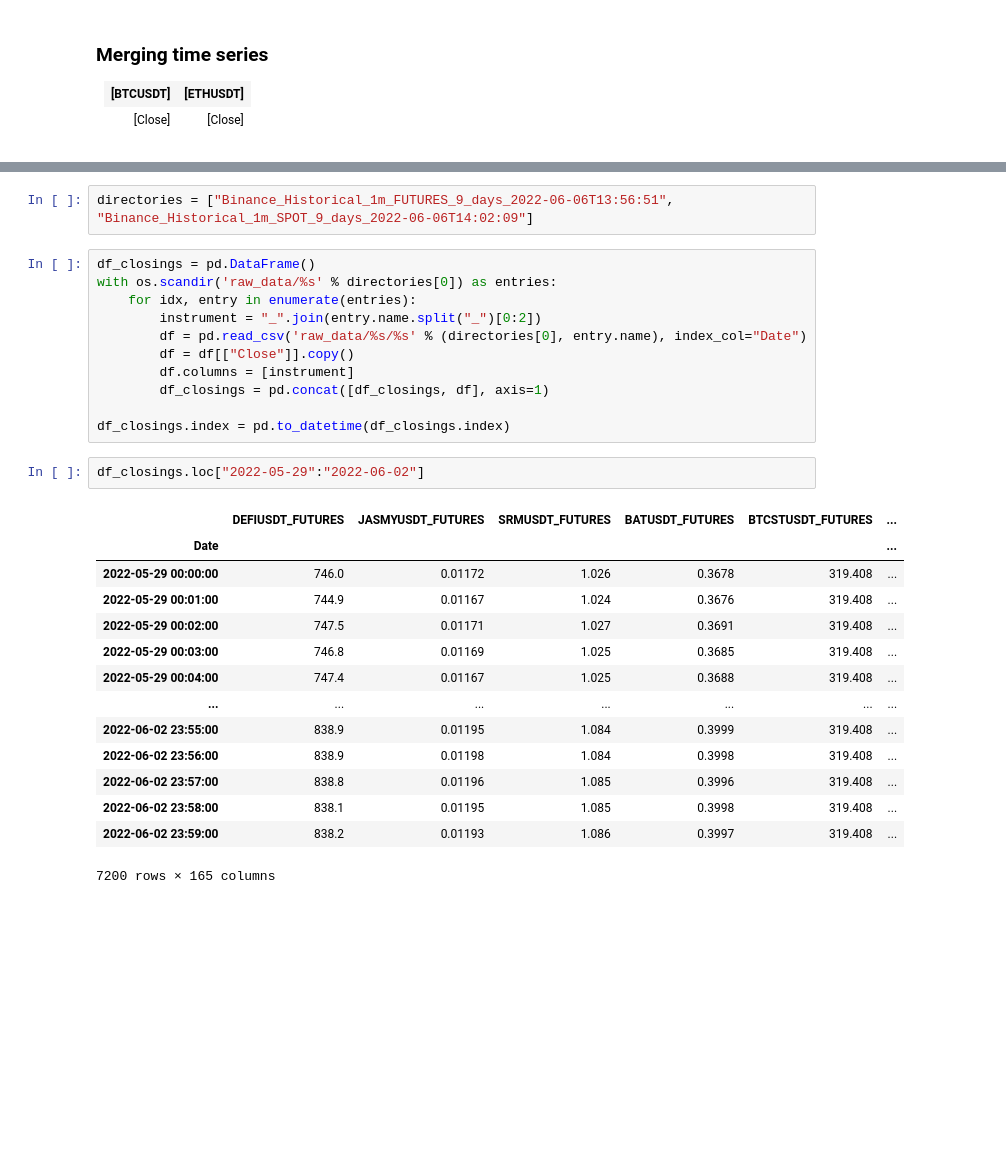
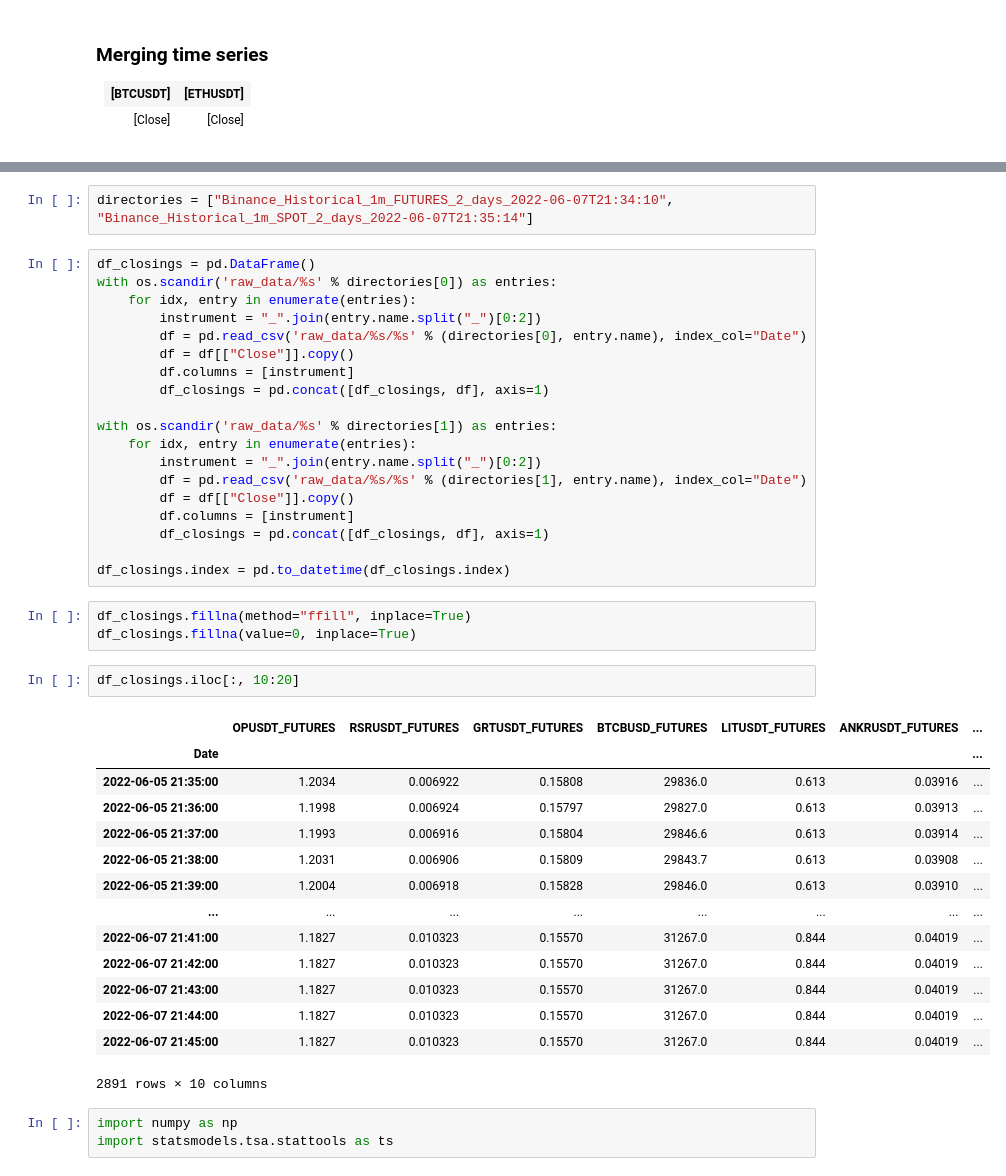
Before and after one commit to mscbr/algo_pairs, a Jupyter notebook: async_historical_binance_downloader.ipynb, the cells around one changed output, grey strips where cells are left out. Drawn from its saved outputs; the diff is of its cells as text; blank space fills up the shorter version.

```diff
--- a/async_historical_binance_downloader.ipynb
+++ b/async_historical_binance_downloader.ipynb
@@ -82,6 +101,6 @@ await get_batch_historical_candles(symbols=symbols_spot, days=9, interval="1m",
 import os
-# %%
-directories = ["Binance_Historical_1m_FUTURES_9_days_2022-06-06T13:56:51", "Binance_Historical_1m_SPOT_9_days_2022-06-06T14:02:09"]
+# %%
+directories = ["Binance_Historical_1m_FUTURES_2_days_2022-06-07T21:34:10", "Binance_Historical_1m_SPOT_2_days_2022-06-07T21:35:14"]
 # %%
 df_closings = pd.DataFrame()
 with os.scandir('raw_data/%s' % directories[0]) as entries:
@@ -92,21 +111,35 @@ with os.scandir('raw_data/%s' % directories[0]) as entries:
         df.columns = [instrument]
         df_closings = pd.concat([df_closings, df], axis=1)
 
+with os.scandir('raw_data/%s' % directories[1]) as entries:
+    for idx, entry in enumerate(entries):
+        instrument = "_".join(entry.name.split("_")[0:2])
+        df = pd.read_csv('raw_data/%s/%s' % (directories[1], entry.name), index_col="Date")
+        df = df[["Close"]].copy()
+        df.columns = [instrument]
+        df_closings = pd.concat([df_closings, df], axis=1)
+
 df_closings.index = pd.to_datetime(df_closings.index)
-# %%
-df_closings.loc["2022-05-29":"2022-06-02"]
-# %% [output]
-|  | DEFIUSDT_FUTURES | JASMYUSDT_FUTURES | SRMUSDT_FUTURES | BATUSDT_FUTURES | BTCSTUSDT_FUTURES | ... |
-| Date |  |  |  |  |  | ... |
-| 2022-05-29 00:00:00 | 746.0 | 0.01172 | 1.026 | 0.3678 | 319.408 | ... |
-| 2022-05-29 00:01:00 | 744.9 | 0.01167 | 1.024 | 0.3676 | 319.408 | ... |
-| 2022-05-29 00:02:00 | 747.5 | 0.01171 | 1.027 | 0.3691 | 319.408 | ... |
-| 2022-05-29 00:03:00 | 746.8 | 0.01169 | 1.025 | 0.3685 | 319.408 | ... |
-| 2022-05-29 00:04:00 | 747.4 | 0.01167 | 1.025 | 0.3688 | 319.408 | ... |
-| ... | ... | ... | ... | ... | ... | ... |
-| 2022-06-02 23:55:00 | 838.9 | 0.01195 | 1.084 | 0.3999 | 319.408 | ... |
-| 2022-06-02 23:56:00 | 838.9 | 0.01198 | 1.084 | 0.3998 | 319.408 | ... |
-| 2022-06-02 23:57:00 | 838.8 | 0.01196 | 1.085 | 0.3996 | 319.408 | ... |
-| 2022-06-02 23:58:00 | 838.1 | 0.01195 | 1.085 | 0.3998 | 319.408 | ... |
-| 2022-06-02 23:59:00 | 838.2 | 0.01193 | 1.086 | 0.3997 | 319.408 | ... |
-7200 rows × 165 columns
+# %%
+df_closings.fillna(method="ffill", inplace=True)
+df_closings.fillna(value=0, inplace=True)
+# %%
+df_closings.iloc[:, 10:20]
+# %% [output]
+|  | OPUSDT_FUTURES | RSRUSDT_FUTURES | GRTUSDT_FUTURES | BTCBUSD_FUTURES | LITUSDT_FUTURES | ANKRUSDT_FUTURES | ... |
+| Date |  |  |  |  |  |  | ... |
+| 2022-06-05 21:35:00 | 1.2034 | 0.006922 | 0.15808 | 29836.0 | 0.613 | 0.03916 | ... |
+| 2022-06-05 21:36:00 | 1.1998 | 0.006924 | 0.15797 | 29827.0 | 0.613 | 0.03913 | ... |
+| 2022-06-05 21:37:00 | 1.1993 | 0.006916 | 0.15804 | 29846.6 | 0.613 | 0.03914 | ... |
+| 2022-06-05 21:38:00 | 1.2031 | 0.006906 | 0.15809 | 29843.7 | 0.613 | 0.03908 | ... |
+| 2022-06-05 21:39:00 | 1.2004 | 0.006918 | 0.15828 | 29846.0 | 0.613 | 0.03910 | ... |
+| ... | ... | ... | ... | ... | ... | ... | ... |
+| 2022-06-07 21:41:00 | 1.1827 | 0.010323 | 0.15570 | 31267.0 | 0.844 | 0.04019 | ... |
+| 2022-06-07 21:42:00 | 1.1827 | 0.010323 | 0.15570 | 31267.0 | 0.844 | 0.04019 | ... |
+| 2022-06-07 21:43:00 | 1.1827 | 0.010323 | 0.15570 | 31267.0 | 0.844 | 0.04019 | ... |
+| 2022-06-07 21:44:00 | 1.1827 | 0.010323 | 0.15570 | 31267.0 | 0.844 | 0.04019 | ... |
+| 2022-06-07 21:45:00 | 1.1827 | 0.010323 | 0.15570 | 31267.0 | 0.844 | 0.04019 | ... |
+2891 rows × 10 columns
+# %%
+import numpy as np
+import statsmodels.tsa.stattools as ts
```
Also changed, not shown: parts of 7 cells of this notebook.
